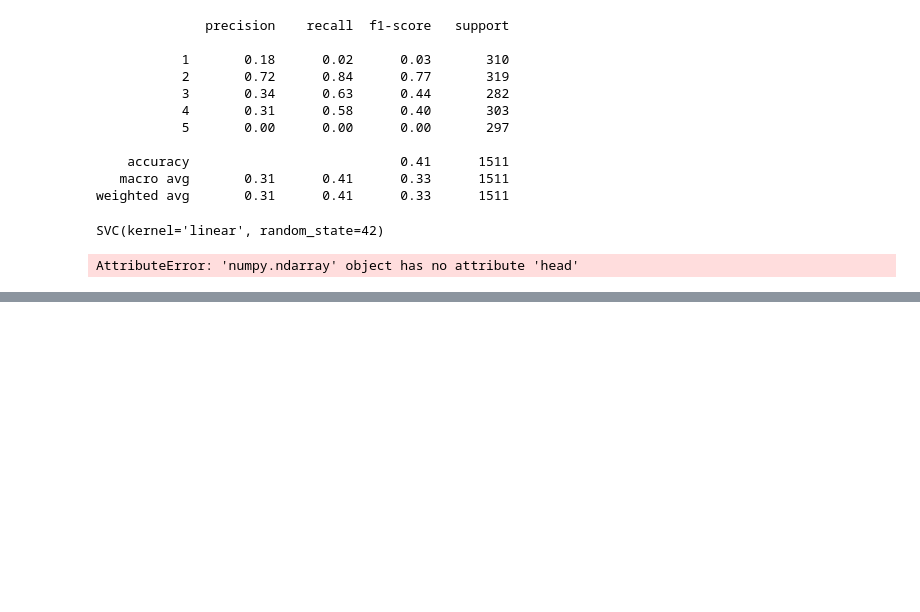
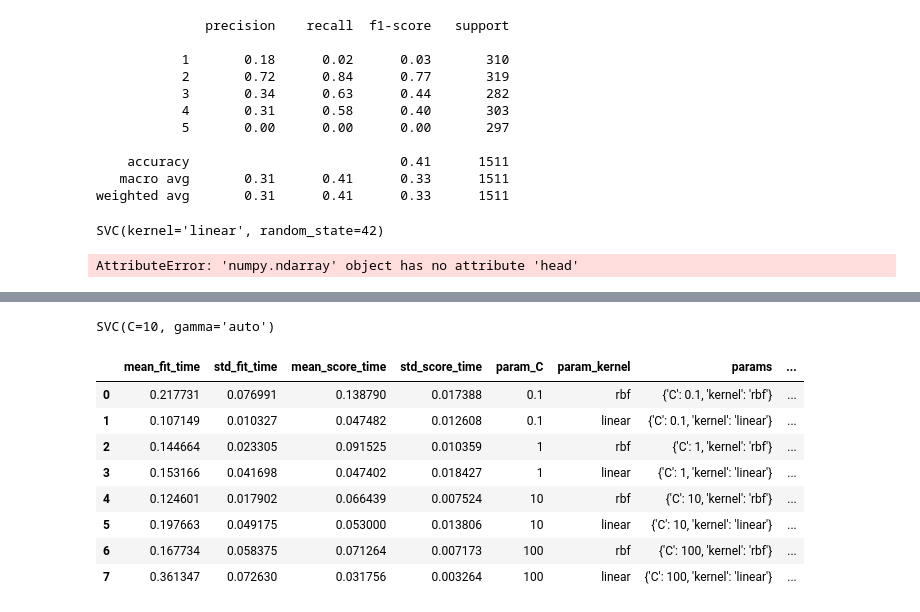
Before and after one commit to cepdnaclk/e19-co544-Hand-Tremor-Based-Biometric-Recognition, a Jupyter notebook: code/SVM.ipynb, the cells around one changed output, grey strips where cells are left out. Cells and saved outputs as stored; diff of their text form; code cells hidden in the pictures; blank space fills up the shorter version.

Commit message:
update svm with new data set

```diff
--- a/code/SVM.ipynb
+++ b/code/SVM.ipynb
@@ -412,0 +465,7 @@ ValueError: Found input variables with inconsistent numbers of samples: [174, 15
+# %%
+# Split the data into training and testing sets
+x_train, x_test, y_train, y_test = train_test_split(x_scaled, y, test_size = 0.3, random_state = 42)
+# %%
+# Train the Model
+classifier_rbf = SVC(kernel = "rbf", random_state = 42)
+classifier_rbf.fit(x_train,y_train)
@@ -412,0 +482,4 @@ ValueError: Found input variables with inconsistent numbers of samples: [174, 15
+# %%
+# Train the Model
+classifier_lnr = SVC(kernel = "linear", random_state = 42)
+classifier_lnr.fit(x_train,y_train)
@@ -412,0 +496,10 @@ ValueError: Found input variables with inconsistent numbers of samples: [174, 15
+# %%
+# Define the parameter grid for hyperparameter tuning
+param_grid = {
+    'C': [0.1, 1, 10, 100],
+    'kernel': ['rbf', 'linear']
+}
+
+# Initialize the GridSearchCV object
+grid = GridSearchCV(SVC(gamma = 'auto'), param_grid, refit=True, verbose=2, cv  = 5)
+grid.fit(x_train, y_train)
@@ -412,0 +527,17 @@ ValueError: Found input variables with inconsistent numbers of samples: [174, 15
+# %%
+grid.best_estimator_
+# %% [output]
+SVC(C=10, gamma='auto')
+# %%
+result = pd.DataFrame(grid.cv_results_)
+result
+# %% [output]
+|  | mean_fit_time | std_fit_time | mean_score_time | std_score_time | param_C | param_kernel | params | ... |
+| 0 | 0.217731 | 0.076991 | 0.138790 | 0.017388 | 0.1 | rbf | {'C': 0.1, 'kernel': 'rbf'} | ... |
+| 1 | 0.107149 | 0.010327 | 0.047482 | 0.012608 | 0.1 | linear | {'C': 0.1, 'kernel': 'linear'} | ... |
+| 2 | 0.144664 | 0.023305 | 0.091525 | 0.010359 | 1 | rbf | {'C': 1, 'kernel': 'rbf'} | ... |
+| 3 | 0.153166 | 0.041698 | 0.047402 | 0.018427 | 1 | linear | {'C': 1, 'kernel': 'linear'} | ... |
+| 4 | 0.124601 | 0.017902 | 0.066439 | 0.007524 | 10 | rbf | {'C': 10, 'kernel': 'rbf'} | ... |
+| 5 | 0.197663 | 0.049175 | 0.053000 | 0.013806 | 10 | linear | {'C': 10, 'kernel': 'linear'} | ... |
+| 6 | 0.167734 | 0.058375 | 0.071264 | 0.007173 | 100 | rbf | {'C': 100, 'kernel': 'rbf'} | ... |
+| 7 | 0.361347 | 0.072630 | 0.031756 | 0.003264 | 100 | linear | {'C': 100, 'kernel': 'linear'} | ... |
```
Also changed, not shown: parts of 25 cells of this notebook.
